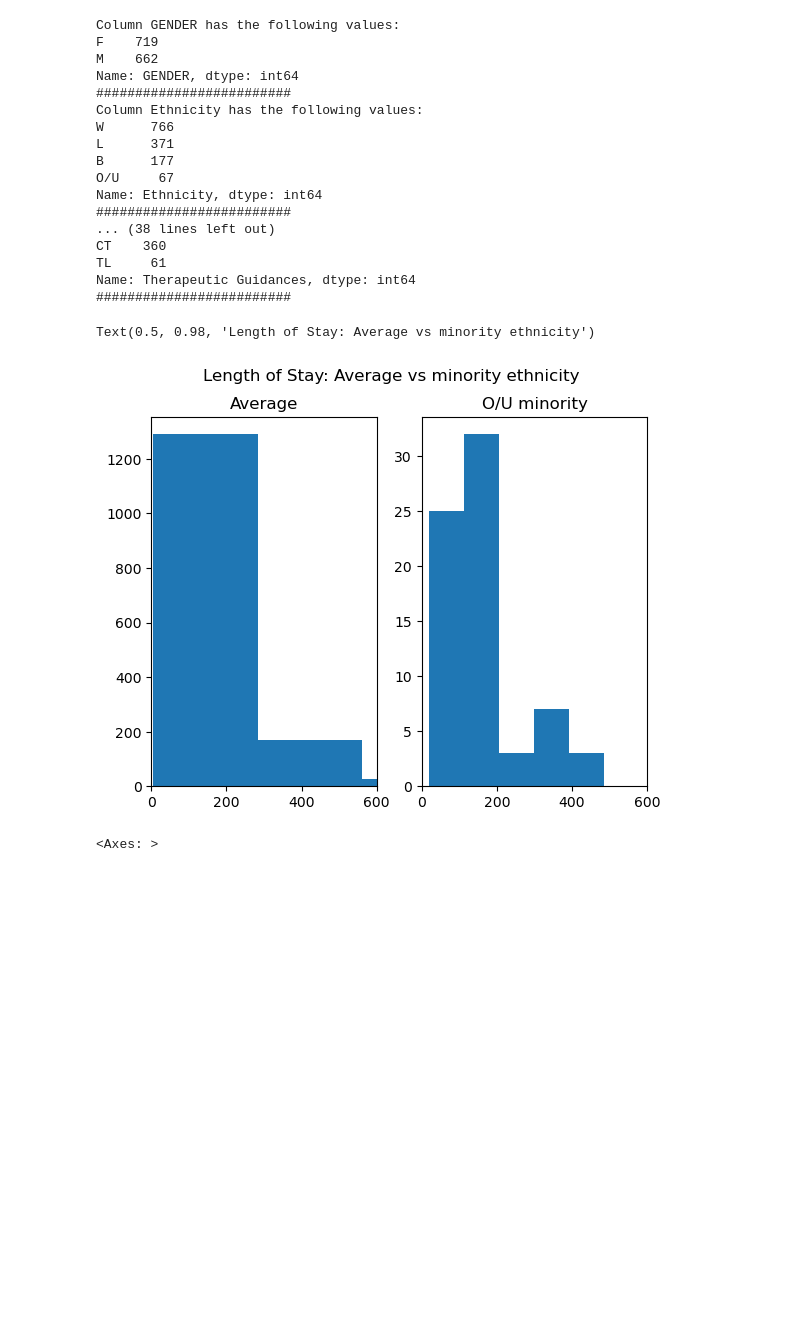
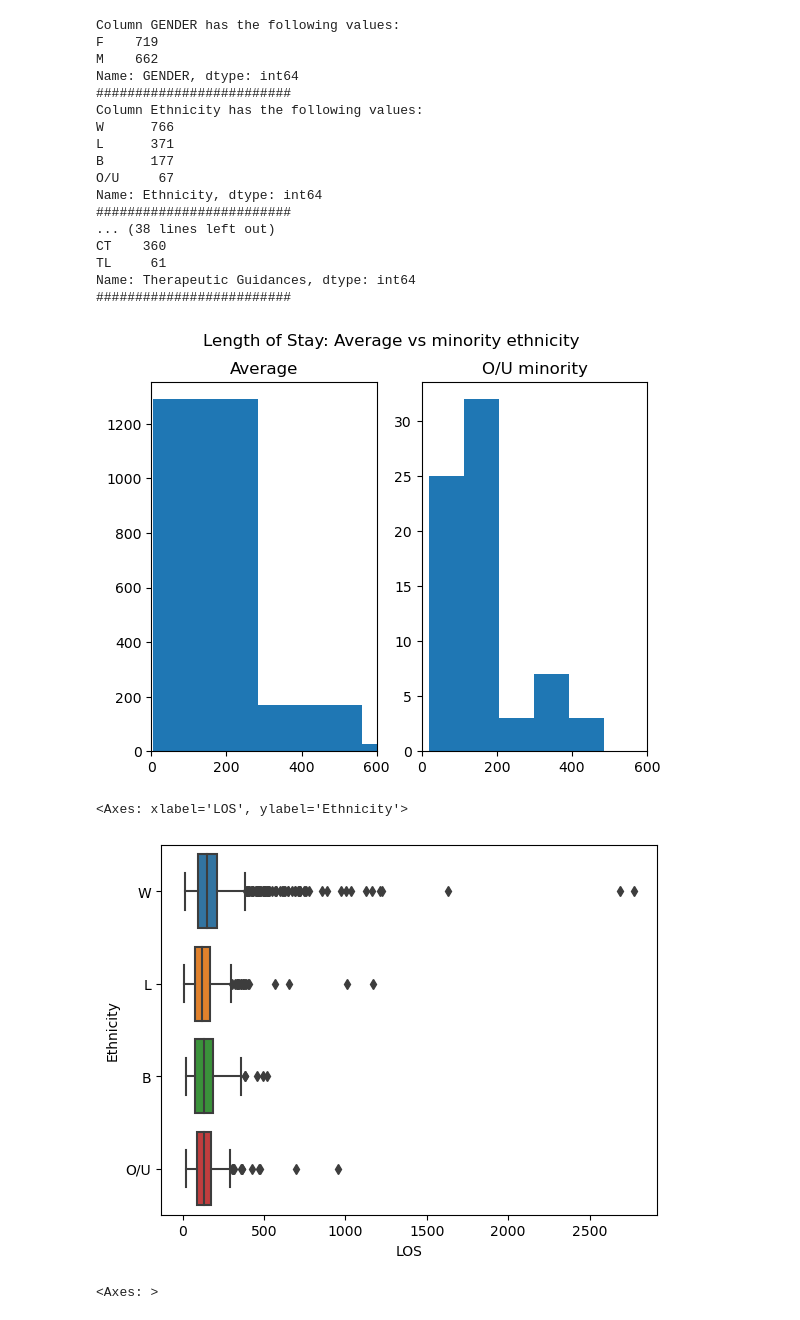
Before and after one commit to olsonperrensen/MLcomposer, a Jupyter notebook: Feature engineering.ipynb, the cells around one changed output. Drawn from its saved outputs; the diff is of its cells as text; code cells hidden in the pictures; blank space fills up the shorter version.

Commit message:
nice boxplot showing ethnicity vs los

```diff
--- a/Feature engineering.ipynb
+++ b/Feature engineering.ipynb
@@ -234,17 +234,19 @@ Name: Therapeutic Guidances, dtype: int64
 # %%
 fig, ax = plt.subplots(ncols=2,nrows=1)
 ax[0].hist(df['LOS'])
 ax[0].set_xlim([0, 600])
 ax[0].set_title('Average')
 ax[1].hist(df[df['Ethnicity']=='O/U']['LOS'])
 ax[1].set_title('O/U minority')
 ax[1].set_xlim([0, 600])
 fig.suptitle('Length of Stay: Average vs minority ethnicity')
-
+plt.show()
+sns.boxplot(x='LOS',y='Ethnicity',data=df)
 # Since there is not much variance I decided to keep it
 # %% [output]
+[figure]
-Text(0.5, 0.98, 'Length of Stay: Average vs minority ethnicity')
+<Axes: xlabel='LOS', ylabel='Ethnicity'>
-[figure]
+[figure, added]
 # %%
 # There seems to be a correlation between the length of stay (LOS) and the amount of medications patients had to take
 # Let's corroborate that presumption by plotting a heatmap!
```
Also changed, not shown: parts of 1 cell of this notebook.
